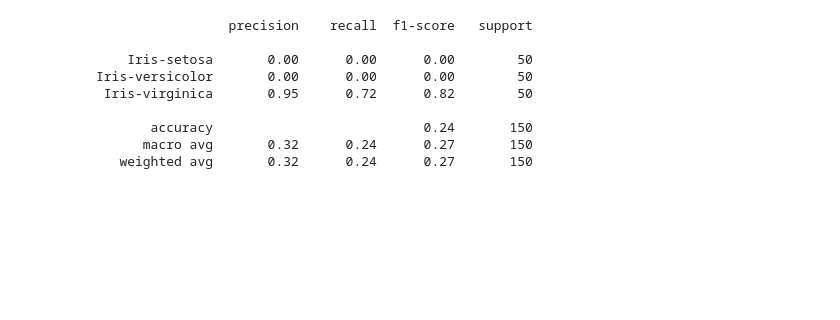
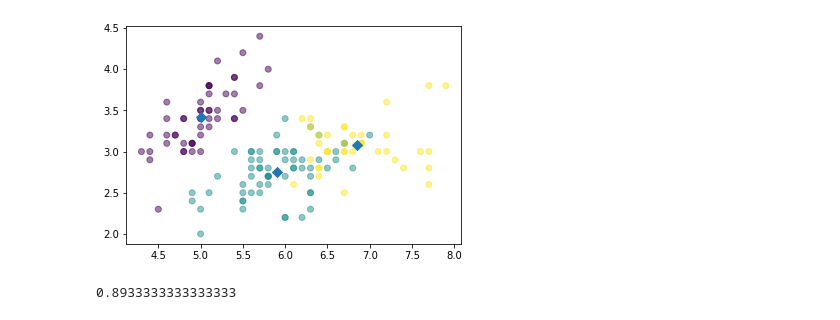
Before and after one commit to fanani03/datamining, a Jupyter notebook: _sources/4-KMeans-Clustering.ipynb, the cells around one changed output. Drawn from its saved outputs; the diff is of its cells as text; code cells hidden in the pictures; blank space fills up the shorter version.

```diff
--- a/_sources/4-KMeans-Clustering.ipynb
+++ b/_sources/4-KMeans-Clustering.ipynb
@@ -19,9 +29,6 @@ irisdata.head()
 | 2 | 4.7 | 3.2 | 1.3 | 0.2 | Iris-setosa |
 | 3 | 4.6 | 3.1 | 1.5 | 0.2 | Iris-setosa |
 | 4 | 5.0 | 3.6 | 1.4 | 0.2 | Iris-setosa |
-# %%
-irisdata['Class'] = pd.Categorical(irisdata["Class"])
-irisdata["Class"] = irisdata["Class"].cat.codes
 # %%
 X = irisdata.values[:, 0:4]
 y = irisdata.values[:, 4]
@@ -28,27 +50,29 @@ y = irisdata.values[:, 4]
 # %%
 from sklearn.cluster import KMeans
 
 # Number of clusters
 kmeans = KMeans(n_clusters=3)
 # Fitting the input data
 kmeans = kmeans.fit(X)
 # Getting the cluster labels
 labels = kmeans.predict(X)
 # Centroid values
 centroids = kmeans.cluster_centers_
+
+xs = X[:,0]
+ys = X[:,1]
+
+plt.scatter(xs,ys,c=labels,alpha=0.5)
+import matplotlib.pyplot as plt
+centroids_x = centroids[:,0]
+centroids_y = centroids[:,1]
+
+plt.scatter(centroids_x,centroids_y,marker='D',s=50)
+plt.show()
+# %% [output]
+[figure, added]
-# %%
-from sklearn.metrics import classification_report
-
-target_names = ['Iris-setosa', 'Iris-versicolor', 'Iris-virginica']
-
-print(classification_report(irisdata['Class'],kmeans.labels_,target_names=target_names))
-# %% [output]
-                 precision    recall  f1-score   support
-
-    Iris-setosa       0.00      0.00      0.00        50
-Iris-versicolor       0.00      0.00      0.00        50
- Iris-virginica       0.95      0.72      0.82        50
-
-       accuracy                           0.24       150
-      macro avg       0.32      0.24      0.27       150
-   weighted avg       0.32      0.24      0.27       150
+# %%
+from sklearn.metrics import accuracy_score
+accuracy_score(ybaru, labels)
+# %% [output]
+0.8933333333333333
```
Also changed, not shown: parts of 5 cells of this notebook, 31 other files.
